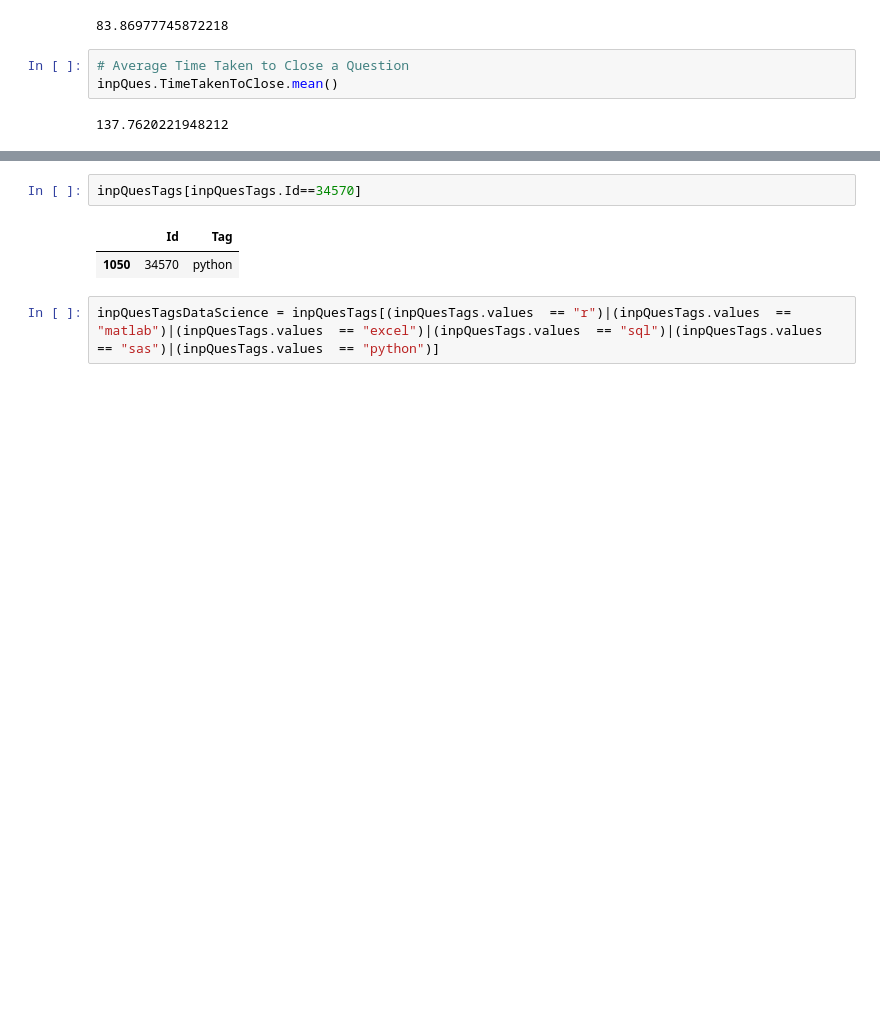
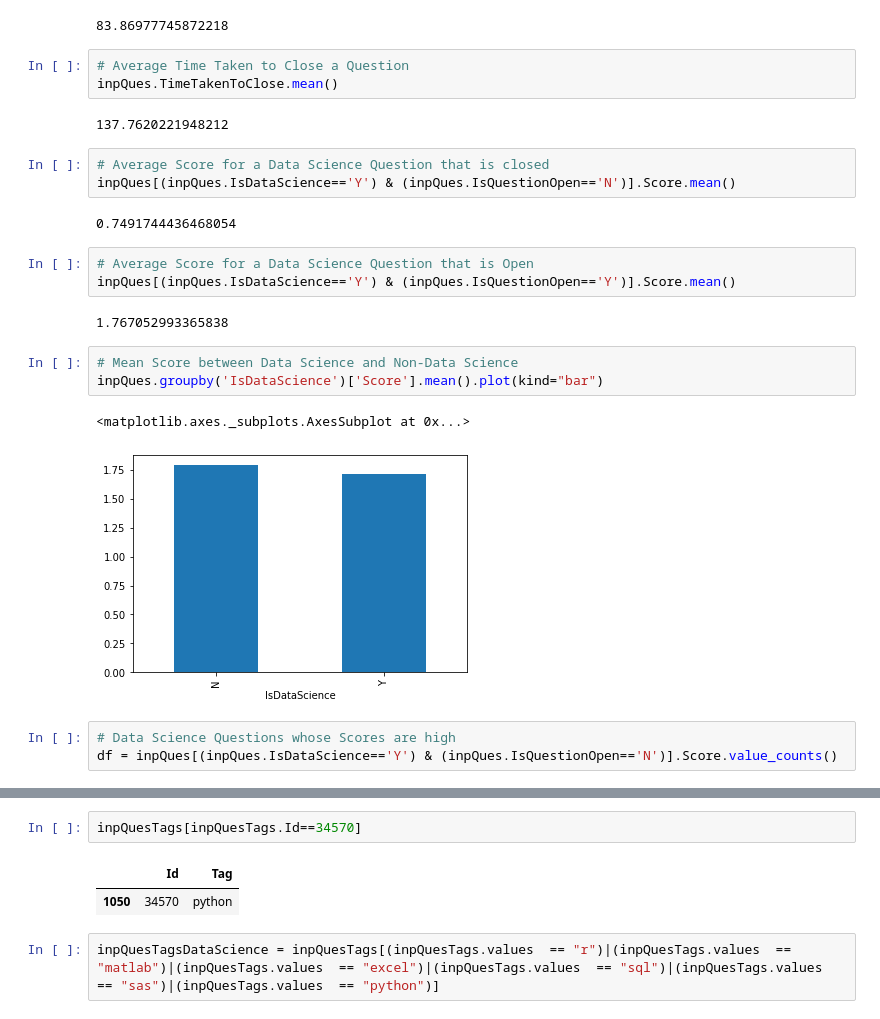
Before and after one commit to KarthikeyanVenkataraman/edastackoverflow, a Jupyter notebook: StackOverFlow_Draft.ipynb, the cells around one changed output, grey strips where cells are left out. Saved outputs shown, nothing was run; the diff lists cells and outputs as text; blank space fills up the shorter version.

```diff
--- a/StackOverFlow_Draft.ipynb
+++ b/StackOverFlow_Draft.ipynb
@@ -402,3 +402,22 @@ inpQues[(inpQues.IsDataScience=='Y') & (inpQues.IsQuestionOpen=='N')].TimeTakenT
 inpQues.TimeTakenToClose.mean()
 # %% [output]
 137.7620221948212
+# %%
+# Average Score for a Data Science Question that is closed
+inpQues[(inpQues.IsDataScience=='Y') & (inpQues.IsQuestionOpen=='N')].Score.mean()
+# %% [output]
+0.7491744436468054
+# %%
+# Average Score for a Data Science Question that is Open
+inpQues[(inpQues.IsDataScience=='Y') & (inpQues.IsQuestionOpen=='Y')].Score.mean()
+# %% [output]
+1.767052993365838
+# %%
+# Mean Score between Data Science and Non-Data Science
+inpQues.groupby('IsDataScience')['Score'].mean().plot(kind="bar")
+# %% [output]
+<matplotlib.axes._subplots.AxesSubplot at 0x...>
+[figure, added]
+# %%
+# Data Science Questions whose Scores are high
+df = inpQues[(inpQues.IsDataScience=='Y') & (inpQues.IsQuestionOpen=='N')].Score.value_counts()
```
Also changed, not shown: parts of 1 cell of this notebook.
